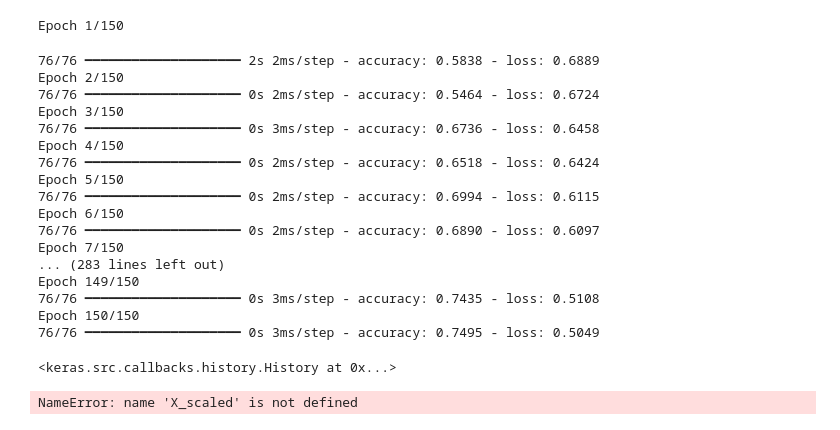
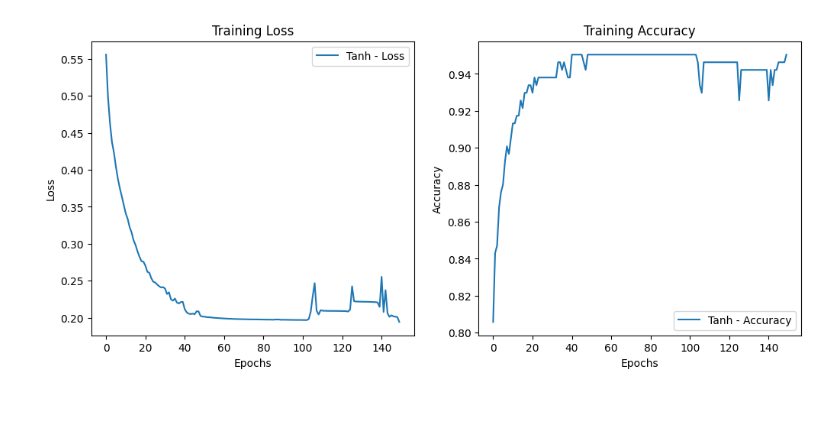
Before and after one commit to Omorusi/Neural-network, a Jupyter notebook: Basic_ANN(Copy).ipynb, the cells around one changed output. Drawn from its saved outputs; the diff is of its cells as text; code cells hidden in the pictures; blank space fills up the shorter version.

```diff
--- a/Basic_ANN(Copy).ipynb
+++ b/Basic_ANN(Copy).ipynb
@@ -84,79 +55,24 @@ Accuracy: 81.52
-# %%
-model = Sequential()
-model.add(Dense(12, input_dim=13, activation='tanh'))
-model.add(Dense(8, activation='tanh'))
-model.add(Dense(6,activation = 'tanh'))
-model.add(Dense(1, activation='sigmoid'))
-
-model.compile(loss='binary_crossentropy', optimizer='adam', metrics=['accuracy'])
-
-model.fit(X, Y, epochs=150, batch_size=4)
-# %% [output]
-Epoch 1/150
-76/76 ━━━━━━━━━━━━━━━━━━━━ 2s 2ms/step - accuracy: 0.5838 - loss: 0.6889
-Epoch 2/150
-76/76 ━━━━━━━━━━━━━━━━━━━━ 0s 2ms/step - accuracy: 0.5464 - loss: 0.6724
-Epoch 3/150
-76/76 ━━━━━━━━━━━━━━━━━━━━ 0s 3ms/step - accuracy: 0.6736 - loss: 0.6458
-Epoch 4/150
-76/76 ━━━━━━━━━━━━━━━━━━━━ 0s 2ms/step - accuracy: 0.6518 - loss: 0.6424
-Epoch 5/150
-76/76 ━━━━━━━━━━━━━━━━━━━━ 0s 2ms/step - accuracy: 0.6994 - loss: 0.6115
-Epoch 6/150
-76/76 ━━━━━━━━━━━━━━━━━━━━ 0s 2ms/step - accuracy: 0.6890 - loss: 0.6097
-Epoch 7/150
-... (283 lines left out)
-Epoch 149/150
-76/76 ━━━━━━━━━━━━━━━━━━━━ 0s 3ms/step - accuracy: 0.7435 - loss: 0.5108
-Epoch 150/150
-76/76 ━━━━━━━━━━━━━━━━━━━━ 0s 3ms/step - accuracy: 0.7495 - loss: 0.5049
-<keras.src.callbacks.history.History at 0x...>
 # %%
-# Split into training and testing sets
-X_train, X_test, Y_train, Y_test = train_test_split(X_scaled, Y, test_size=0.2, random_state=7)
-
-# Function to create and train a model with a given activation function
-def train_model(activation):
-    model = Sequential([
-        Dense(12, input_dim=8, activation=activation),
-        Dense(8, activation=activation),
-        Dense(1, activation='sigmoid')
-    ])
-
-    model.compile(loss=BinaryCrossentropy(), optimizer=Adam(), metrics=['accuracy'])
-    history = model.fit(X_train, Y_train, validation_data=(X_test, Y_test), epochs=150, batch_size=10, verbose=0)
-
-    return history
-
-
-# Train models with ReLU and Tanh
-history_relu = train_model('relu')
-history_tanh = train_model('tanh')
-
-history_relu.history['loss']
-history_tanh.history['loss']
 
 # Plot training loss and accuracy
 plt.figure(figsize=(12, 5))
 
 # Loss plot
 plt.subplot(1, 2, 1)
-plt.plot(history_relu.history['loss'], label='ReLU - Loss')
-plt.plot(history_tanh.history['loss'], label='Tanh - Loss')
+plt.plot(history.history['loss'], label='Tanh - Loss')
 plt.xlabel('Epochs')
 plt.ylabel('Loss')
-plt.title('Training Loss Comparison')
+plt.title('Training Loss')
 plt.legend()
 
 # Accuracy plot
 plt.subplot(1, 2, 2)
-plt.plot(history_relu.history['accuracy'], label='ReLU - Accuracy')
-plt.plot(history_tanh.history['accuracy'], label='Tanh - Accuracy')
+plt.plot(history.history['accuracy'], label='Tanh - Accuracy')
 plt.xlabel('Epochs')
 plt.ylabel('Accuracy')
-plt.title('Training Accuracy Comparison')
+plt.title('Training Accuracy')
 plt.legend()
 
 plt.show()
 # %% [output]
-NameError: name 'X_scaled' is not defined
+[figure, added]
```
Also changed, not shown: parts of 18 cells of this notebook.
